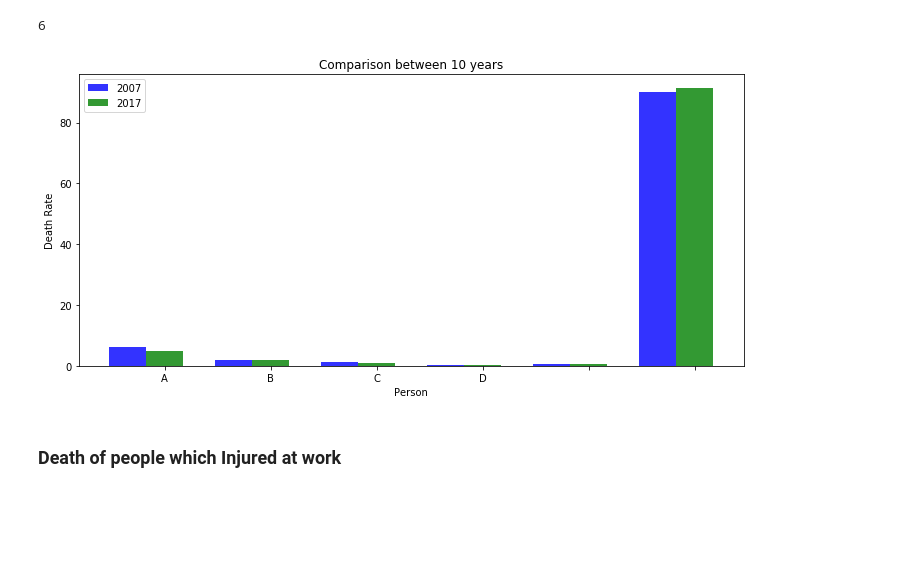
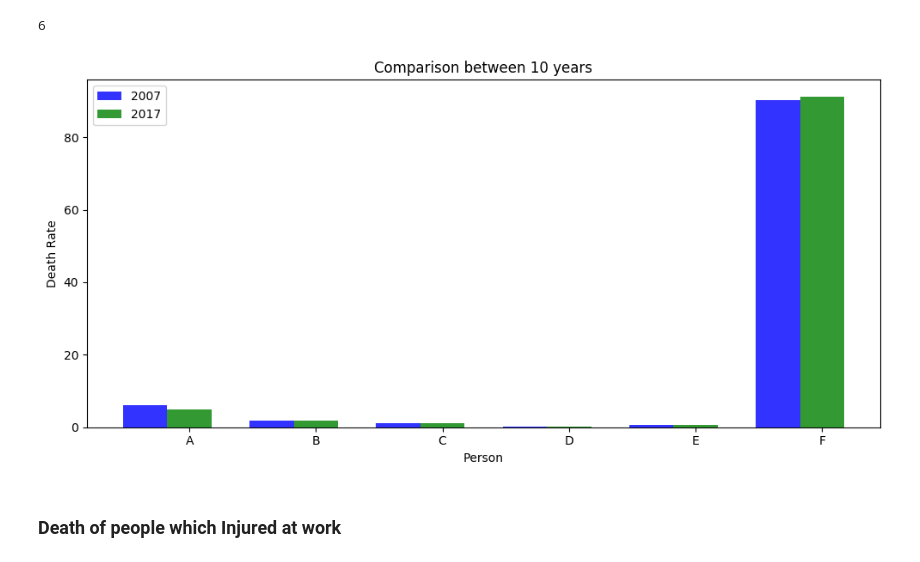
Before and after one commit to m-yasir/datascience-project, a Jupyter notebook: program.ipynb, the cells around one changed output. Saved outputs shown, nothing was run; the diff lists cells and outputs as text; code cells hidden in the pictures; blank space fills up the shorter version.

```diff
--- a/program.ipynb
+++ b/program.ipynb
@@ -70,7 +70,10 @@ array([' '], dtype=object)
 # %%
 def removeSpaces(item):
     regex = re.compile("\S+")
-    return regex.findall(item)[0] if type(item) == str else item
+    if type(item) == str:
+        rep = regex.findall(item)
+        return rep[0] if len(rep) else item
+    return item
 
 def cleanColumns(dataFrame):
     return dataFrame.rename(columns=lambda x: removeSpaces(x))
@@ -471,2 +483,14 @@ odf = cleanColumns(odf)
+# %%
+odf = cleanColumns(odf)
+
+odf = odf.drop(columns=getInValuableColumns(odf))
+
+odf = odf.applymap(lambda x: removeSpaces(x))
+
+odf = cleanEmptyStringValues(odf)
+
+odf = replaceNAWithMode(odf)
+
+odf = odf.applymap(tryConvertingToNumber)
 # %%
-odf = odf.drop(columns=[x for x in odf.columns if len(odf[x].unique()) <= 1 and odf[x].unique()[0] == None])
+# odf = odf.drop(columns=[x for x in odf.columns if len(odf[x].unique()) <= 1 and odf[x].unique()[0] == None])
@@ -543,31 +571,31 @@ len(deathCausePcts)
 # %%
 n_groups = len(deathCausePcts)
 
 # create plot
 fig, ax = plt.subplots(figsize=(10,5))
 index = np.arange(n_groups)
 bar_width = 0.35
 opacity = 0.8
 
 rects1 = plt.bar(index, oldDeathPcts, bar_width,
 alpha=opacity,
 color='b',
 label='2007')
 
 rects2 = plt.bar(index + bar_width, deathCausePcts, bar_width,
 alpha=opacity,
 color='g',
 label='2017')
 plt.xlabel('Person')
 plt.ylabel('Death Rate')
 plt.title('Comparison between 10 years')
-plt.xticks(index + bar_width, ('A', 'B', 'C', 'D'))
+plt.xticks(index + bar_width, ('A', 'B', 'C', 'D', 'E', 'F'))
 plt.legend()
 
 plt.tight_layout()
 plt.show()
 # %% [output]
-[figure, old version]
+[figure, new version]
 # %% [markdown]
 ### Death of people which Injured at work
 # %%
```
Also changed, not shown: parts of 78 cells of this notebook.
